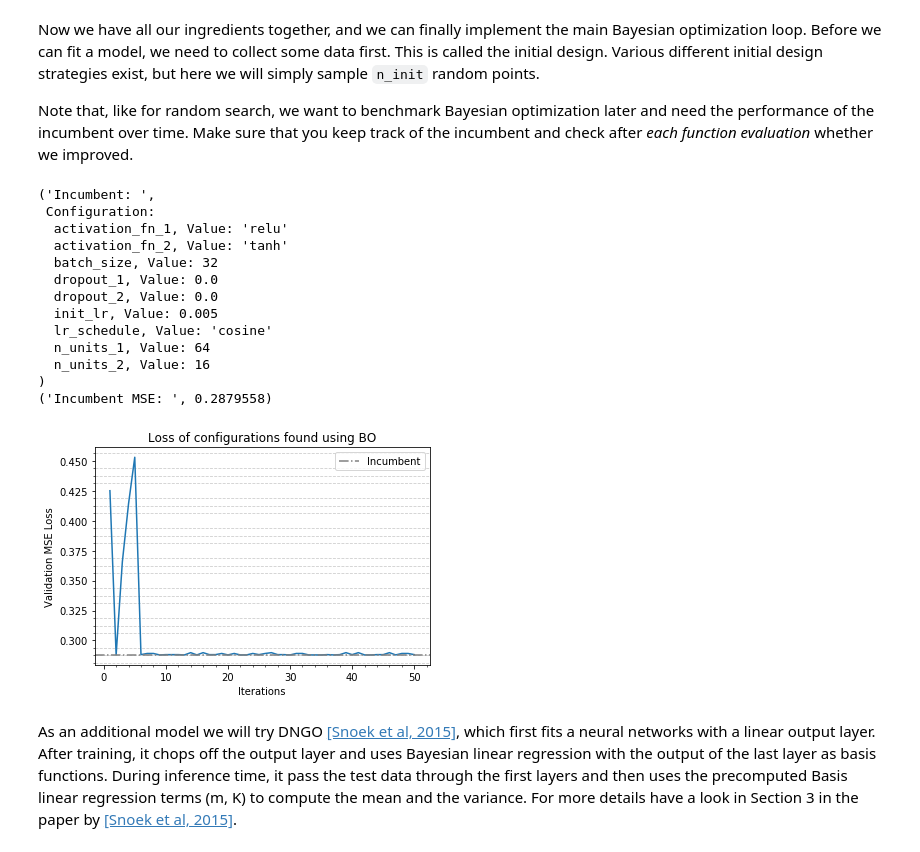
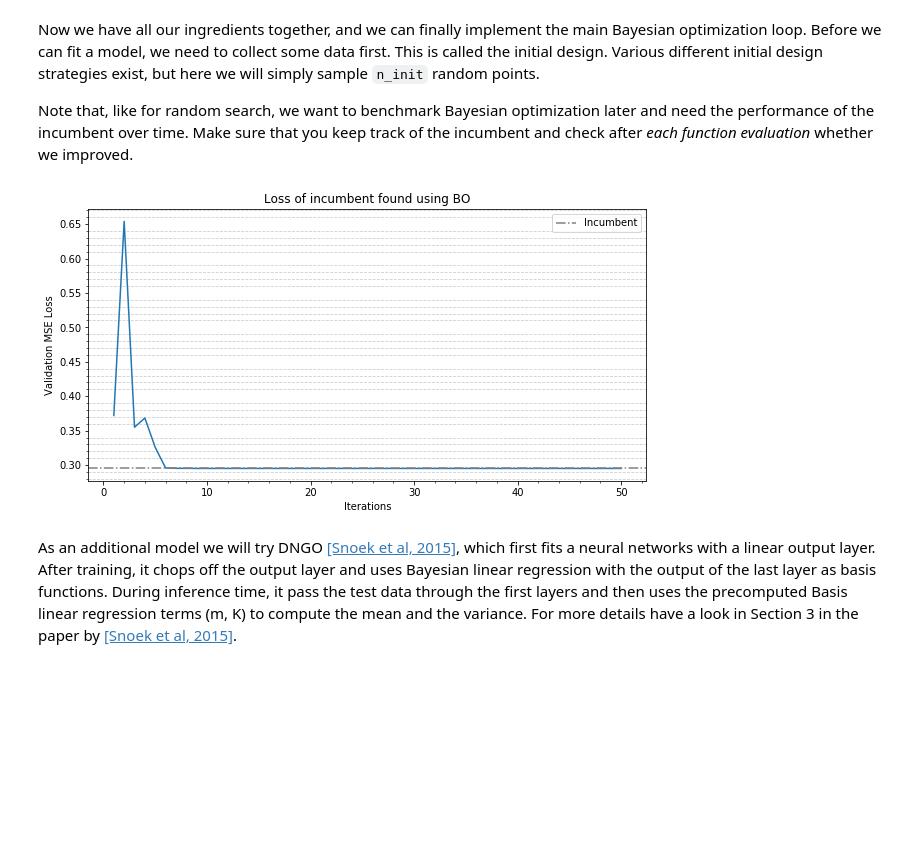
Before and after one commit to Neeratyoy/dl-lab-ss19, a Jupyter notebook: exercise2_AutoML/automl_exercise.ipynb, the cells around one changed output. Saved outputs shown, nothing was run; the diff lists cells and outputs as text; code cells hidden in the pictures; blank space fills up the shorter version.

```diff
--- a/exercise2_AutoML/automl_exercise.ipynb
+++ b/exercise2_AutoML/automl_exercise.ipynb
@@ -83,7 +84,7 @@ def random_search(benchmark: FCNetBenchmark, n_iters: int = 100):
 
         #TODO: updated incumbent trajectory
         incumbent_trajectory.append(incumbent)
-        incumbent_trajectory_error.append(valid_mse)
+        incumbent_trajectory_error.append(incumbent_val)
 
     return incumbent_trajectory, incumbent_trajectory_error
 
@@ -91,7 +92,7 @@ incumbent, traj = random_search(benchmark=b, n_iters=50)
 plt.plot(np.arange(1, 51), traj)
 plt.xlabel('Iterations')
 plt.ylabel('Validation MSE Loss')
-plt.title('Loss of randomly searched configurations');
+plt.title('Loss of incumbent found through BO');
 plt.grid(b=True, which='minor', color='black', linestyle='--', alpha=0.2, axis='y')
 plt.minorticks_on()
 plt.axhline(y=min(traj), color='gray', linestyle='-.', label='Incumbent')
@@ -112,7 +113,7 @@ class RandomForest(object):
 
     def __init__(self, X: np.ndarray, y: np.ndarray) -> None:
         # TODO: Instantiate and train a random forest on the provided data
-        regr = RandomForestRegressor(max_depth=2, random_state=0, n_estimators=100)
+        regr = RandomForestRegressor(max_depth=2, n_estimators=10) #max_depth=2, random_state=None, n_estimators=10)
         self.model = regr.fit(X, y)
 
     def predict(self, X_test: np.ndarray) -> Tuple[np.ndarray, np.ndarray]:
@@ -151,24 +153,23 @@ def local_search(acquisition_function: expected_improvement, model: RandomForest
     current_best_value = model.predict(x_init.get_array()[None, :])[0][0]
 
     for i in range(n_steps):
-
         # TODO: evaluate one-step neighbourhood (hint: use get_one_exchange_neighbourhood function)
         neighbours = list(get_one_exchange_neighbourhood(current_best, np.random.randint(low=1)))
+        values = acquisition_function([list(n.get_array()) for n in neighbours],
+                                      model, current_best_value)
+        # find the most promising neighbour
+        index = np.argmax(values)
+        next_x = neighbours[index]
+        next_val = model.predict(next_x.get_array()[None, :])[0][0]
 
         # TODO: check whether we improved upon the current best
-        values = acquisition_function([list(n.get_array()) for n in neighbours],
-                                      model, current_best_value)
-
-        # TODO: jump to the next neighbour if we improved
-        index = np.argmax(values)
-        next_x = neighbours[index]
-
-        if values[index] > current_best_value:
+        if next_val < current_best_value:
+             # TODO: jump to the next neighbour if we improved
             current_best = next_x
-            current_best_value = values[index]
-        elif values[index] == current_best_value and next_x == current_best:
+            current_best_value = next_val
+        elif next_val == current_best_value:
             # TODO: in case we converged, stop the local search
-            return current_best
+            break
 
     return current_best
 # %% [markdown]
@@ -205,56 +206,42 @@ def bayesian_optimization(benchmark: FCNetBenchmark, model: RandomForest, acquis
     # end of BO warm start
 
     X = [l.get_array()  for l in incumbent_trajectory]
+    y = list(incumbent_trajectory_error)
 
     # start main BO loop
     for i in range(n_init, n_iters):
 
         # TODO: fit model
-        model_obj = model(X, incumbent_trajectory_error)
+        model_obj = model(X, y)
 
         # TODO: optimize acquisition function to get candidate point
         candidate = local_search(acquisition_function, model_obj, incumbent_val, incumbent, 1)
 
         # TODO: evaluate objective function at the candidate point
         candidate_val, _ = benchmark.objective_function(candidate)
-
+#         print(candidate_val, incumbent_val, candidate_val < incumbent_val)
         # TODO: book keeping
         if candidate_val < incumbent_val:
             incumbent = candidate
             incumbent_val = candidate_val
-        incumbent_trajectory.append(candidate)
+        incumbent_trajectory.append(incumbent)
         X.append(candidate.get_array())
-        incumbent_trajectory_error.append(candidate_val)
-
-    pprint(("Incumbent: ", incumbent))
-    print(("Incumbent MSE: ", incumbent_val))
+        y.append(candidate_val)
+        incumbent_trajectory_error.append(incumbent_val)
 
     return incumbent_trajectory, incumbent_trajectory_error
 # %%
 incumbent, traj = bayesian_optimization(b, RandomForest, n_iters=50)
 plt.plot(np.arange(1, 51), traj)
 plt.xlabel('Iterations')
 plt.ylabel('Validation MSE Loss')
-plt.title('Loss of configurations found using BO');
+plt.title('Loss of incumbent found using BO');
 plt.grid(b=True, which='minor', color='black', linestyle='--', alpha=0.2, axis='y')
 plt.minorticks_on()
 plt.axhline(y=min(traj), color='gray', linestyle='-.', label='Incumbent')
 plt.legend();
 # %% [output]
-('Incumbent: ',
- Configuration:
-  activation_fn_1, Value: 'relu'
-  activation_fn_2, Value: 'tanh'
-  batch_size, Value: 32
-  dropout_1, Value: 0.0
-  dropout_2, Value: 0.0
-  init_lr, Value: 0.005
-  lr_schedule, Value: 'cosine'
-  n_units_1, Value: 64
-  n_units_2, Value: 16
-)
-('Incumbent MSE: ', 0.2879558)
-[figure, old version]
+[figure, new version]
 # %% [markdown]
 As an additional model we will try DNGO [[Snoek et al, 2015]](#4.-References), which first fits a neural networks with a linear output layer.
 After training, it chops off the output layer and uses Bayesian linear regression with the output of the last layer as basis functions.
```
Also changed, not shown: parts of 11 cells of this notebook.
